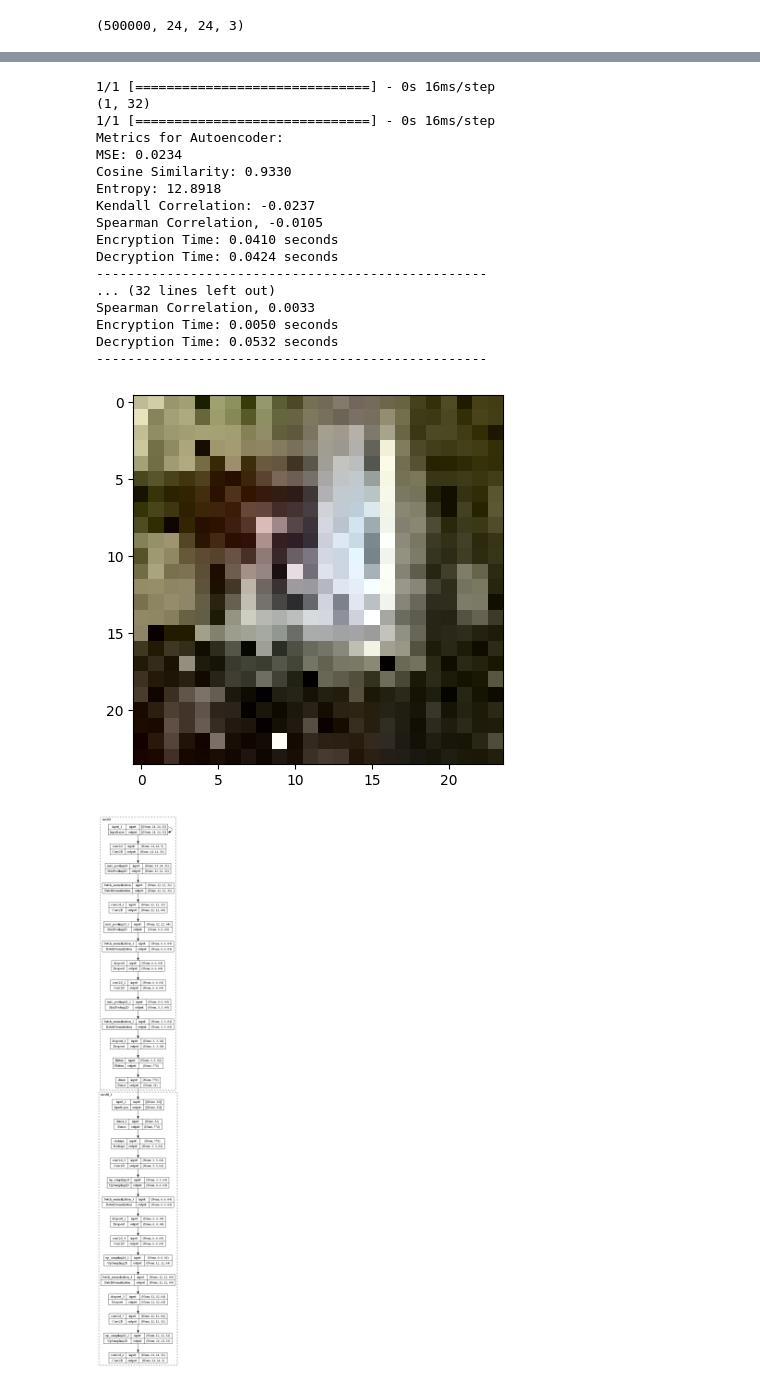
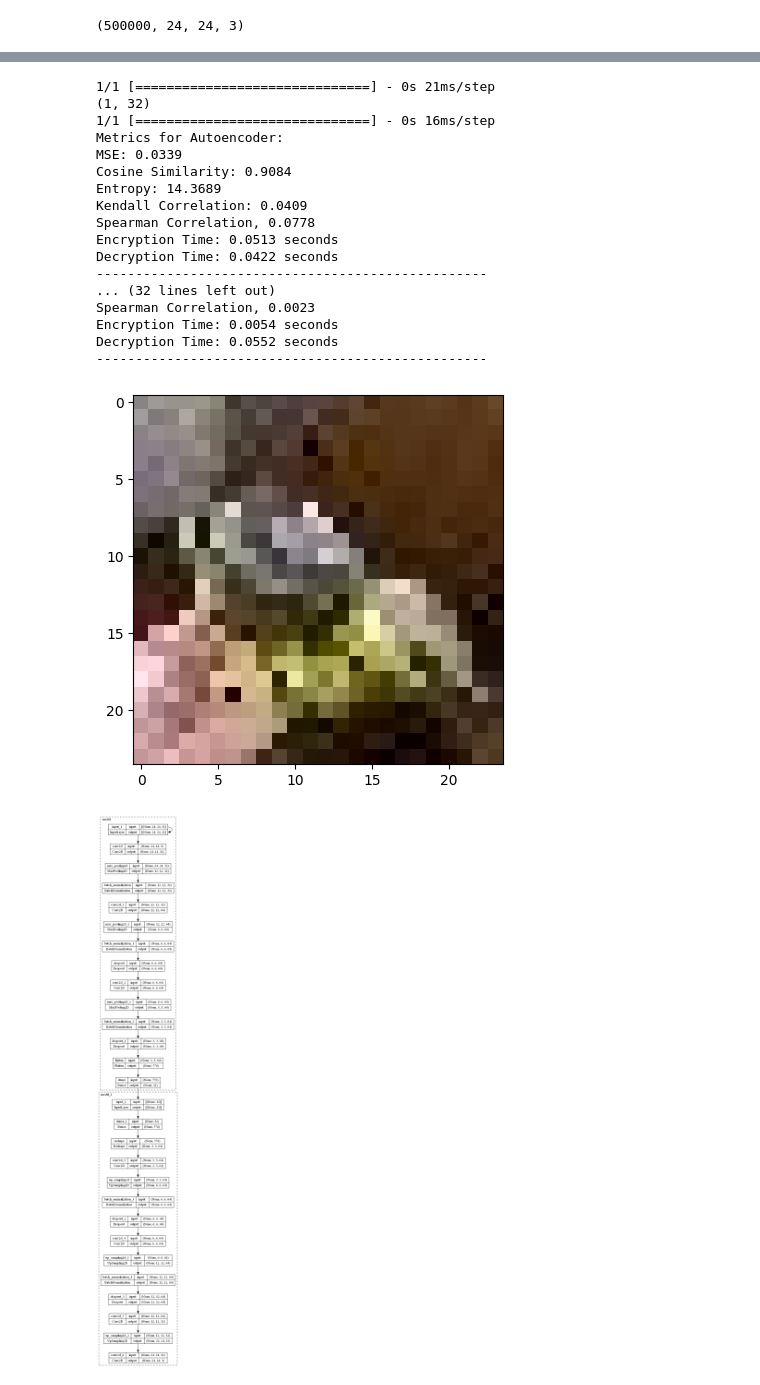
Before and after one commit to Enzo-hmdy/autoencoder_encryption_UQAC, a Jupyter notebook: Autoencoder.ipynb, the cells around one changed output, grey strips where cells are left out. Saved outputs shown, nothing was run; the diff lists cells and outputs as text; code cells hidden in the pictures.

```diff
--- a/Autoencoder.ipynb
+++ b/Autoencoder.ipynb
@@ -568,8 +568,10 @@ import time
 #test all metrics with the autoencoder
 # Load the autoencoder model
 
-# Select a random image from the validation set
-img_path = os.path.join(dataset_path, '143895.jpg')
+# Select 20 images from the dataset
+
+# you can use any image from the dataset that isn't used in the training set and preprocessed otherwise it will affect the results
+img_path = os.path.join(dataset_path, '145071.jpg')
 
 
 # Load the image
@@ -680,45 +682,45 @@ decryption_time = time.time() - start
 
 print_metrics("TwoFish",original_image_aes_ch20,decrypted_image,encrypted_image_shaped,encryption_time,decryption_time)
 
 ########################################################## RSA metrics ############################################################################################################
 
 # same for RSA
 private_key, public_key = generate_rsa_keypair()
 # Encrypt the image
 start = time.time()
 encrypted_image = rsa_encrypt(original_image_aes_ch20, public_key)
 encryption_time = time.time() - start
 # Decrypt the image
 start = time.time()
 decrypted_image = rsa_decrypt(encrypted_image, private_key)
 decryption_time = time.time() - start
 # Calculate entropy of the encrypted image
 entropy_value = calculate_entropy2(encrypted_image_shaped)
 mse = calculate_MSE(original_image_aes_ch20, decrypted_image)
 kendal_corr, spearman_corr = calculate_pixel_correlation(encrypted_image_shaped)
 cosine_sim_value = cosine_similarity(original_image_aes_ch20, decrypted_image)
 
 
 print_metrics("RSA",original_image_aes_ch20,decrypted_image,encrypted_image_shaped,encryption_time,decryption_time)
 # %% [output]
-1/1 [==============================] - 0s 16ms/step
+1/1 [==============================] - 0s 21ms/step
 (1, 32)
 1/1 [==============================] - 0s 16ms/step
 Metrics for Autoencoder:
-MSE: 0.0234
-Cosine Similarity: 0.9330
-Entropy: 12.8918
-Kendall Correlation: -0.0237
-Spearman Correlation, -0.0105
-Encryption Time: 0.0410 seconds
-Decryption Time: 0.0424 seconds
+MSE: 0.0339
+Cosine Similarity: 0.9084
+Entropy: 14.3689
+Kendall Correlation: 0.0409
+Spearman Correlation, 0.0778
+Encryption Time: 0.0513 seconds
+Decryption Time: 0.0422 seconds
 --------------------------------------------------
 ... (32 lines left out)
-Spearman Correlation, 0.0033
-Encryption Time: 0.0050 seconds
-Decryption Time: 0.0532 seconds
+Spearman Correlation, 0.0023
+Encryption Time: 0.0054 seconds
+Decryption Time: 0.0552 seconds
 --------------------------------------------------
-[figure, old version]
+[figure, new version]
 # %%
 # plot the autoencoder model with all layers of encoder and decoder
 from tensorflow.keras.utils import plot_model
```
Also changed, not shown: parts of 1 cell of this notebook, 1 other file.
